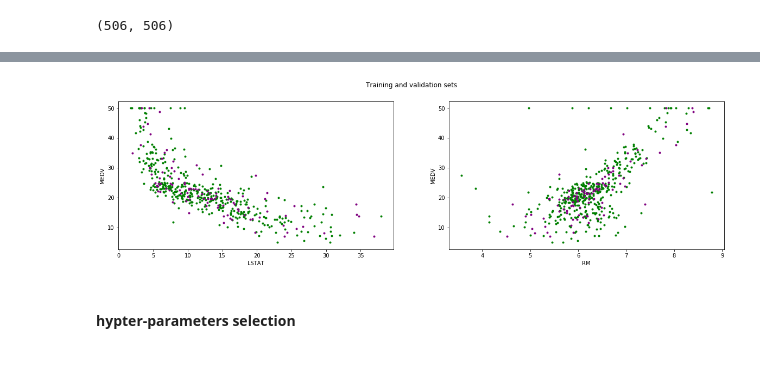
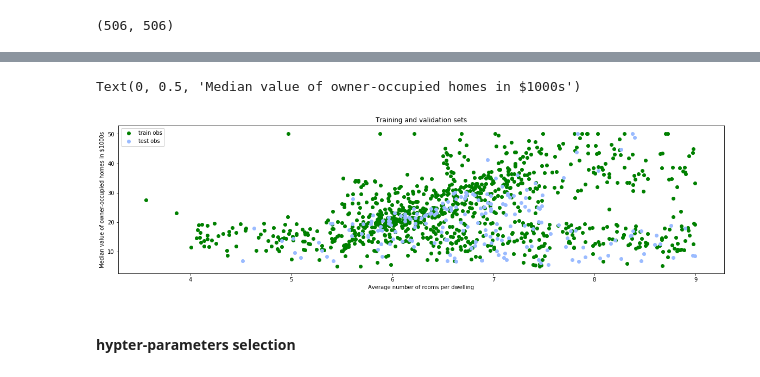
Before and after one commit to beeva/TEC_LAB-bayesian_probabilistic, a Jupyter notebook: bayesian_deep_learning/uncertainty_estimation/mixture_density_networks/experiments/01-mixture_density_networks/mixture_density_networks_regression.ipynb, the cells around one changed output, grey strips where cells are left out. Cells and saved outputs as stored; diff of their text form; code cells hidden in the pictures.

```diff
--- a/bayesian_deep_learning/uncertainty_estimation/mixture_density_networks/experiments/01-mixture_density_networks/mixture_density_networks_regression.ipynb
+++ b/bayesian_deep_learning/uncertainty_estimation/mixture_density_networks/experiments/01-mixture_density_networks/mixture_density_networks_regression.ipynb
@@ -534,7 +538,7 @@ boston['MEDV'].size, boston['LSTAT'].size
 (506, 506)
 # %%
 Y = pd.DataFrame(np.array([boston['MEDV']]).T, columns = ['y'])
-X = pd.DataFrame(np.array([boston['LSTAT'], boston['RM']]).T, columns = ['LSTAT','RM'])
+X = pd.DataFrame(np.array([boston['RM']]).T, columns = ['RM'])
 # %%
 # Split into training and validation sets
 from sklearn.model_selection import train_test_split
@@ -548,15 +577,15 @@ y_train.size, x_train.size, x_val.size, y_val.size
-# %%
-# Plot the data
-fig, (ax1, ax2) = plt.subplots(1,2, figsize=(20, 5))
-fig.suptitle('Training and validation sets')
-ax1.plot(x_train[:,0], y_train, '.', color= 'green')
-ax1.plot(x_val[:,0], y_val, '.', color='purple')
-ax1.set(xlabel='LSTAT', ylabel='MEDV');
-ax2.plot(x_train[:,1], y_train, '.', color= 'green')
-ax2.plot(x_val[:,1], y_val, '.', color='purple')
-ax2.set(xlabel='RM', ylabel='MEDV');
-# %% [output]
-[figure, removed]
+# %%
+# Plot the data
+plt.figure(figsize=(20, 5))
+plt.scatter(x_train, y_train, color= 'green')
+plt.scatter(x_val, y_val, color= dot_color)
+plt.legend([r'train obs', 'test obs'], loc='upper left', );
+plt.title('Training and validation sets')
+plt.xlabel('Average number of rooms per dwelling')
+plt.ylabel('Median value of owner-occupied homes in $1000s')
+# %% [output]
+Text(0, 0.5, 'Median value of owner-occupied homes in $1000s')
+[figure, added]
 # %% [markdown]
 #### hypter-parameters selection
 # %%
```
Also changed, not shown: parts of 28 cells of this notebook.
